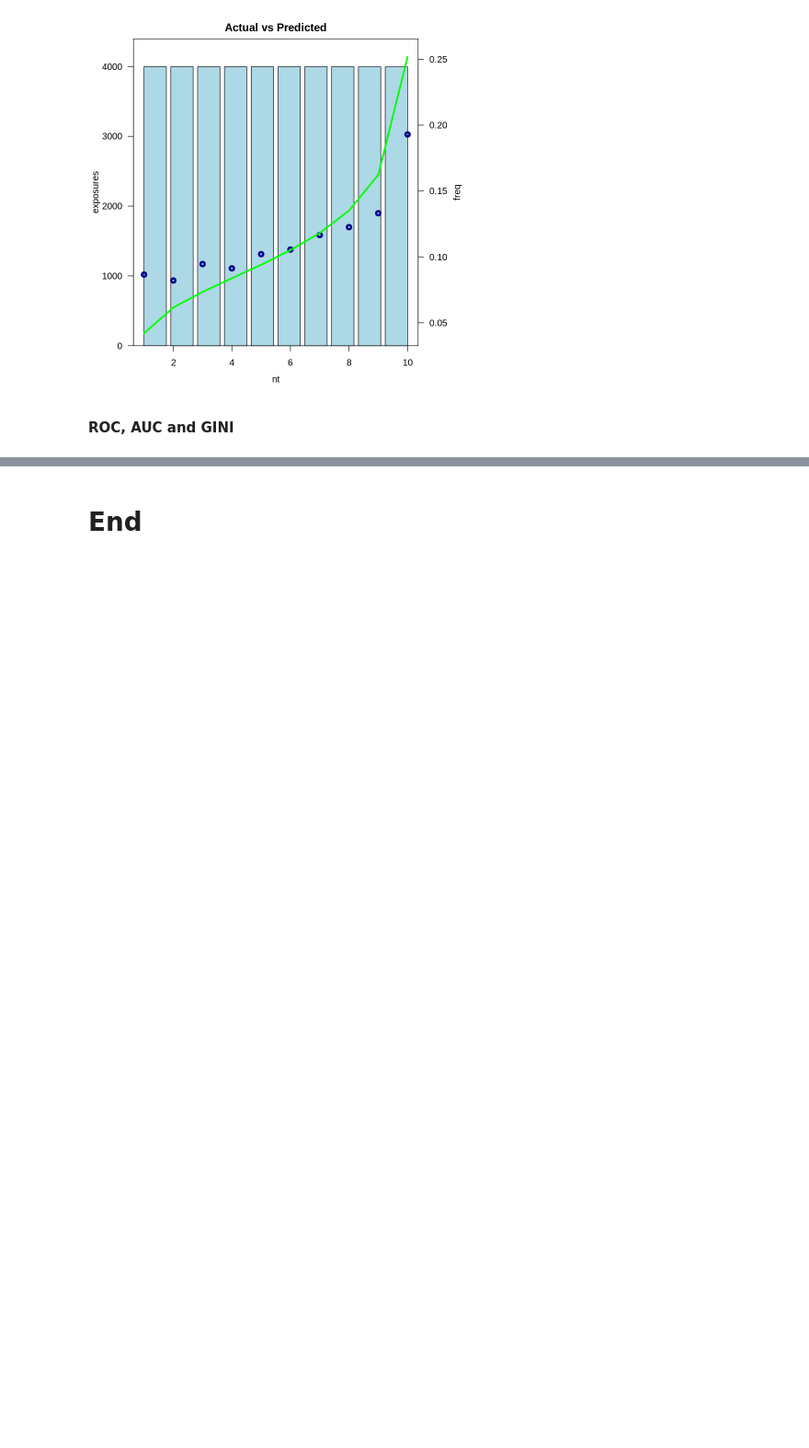
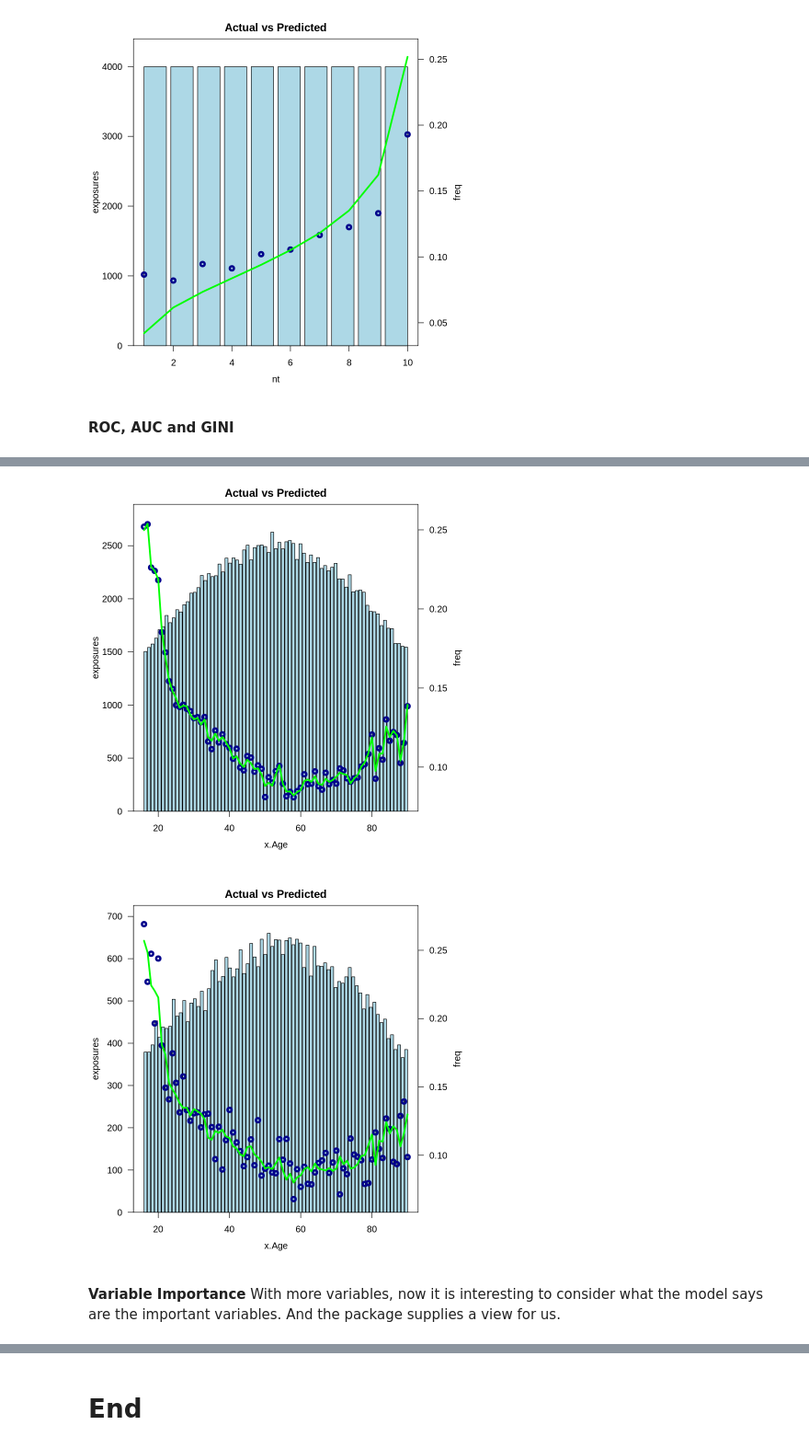
Before and after one commit to aparnasree2020/CAS_RPM_2023_GBM, a Jupyter notebook: GCW_playcode.ipynb, the cells around one changed output, grey strips where cells are left out. Shown at 92% size. Drawn from its saved outputs; the diff is of its cells as text; code cells hidden in the pictures; blank space fills up the shorter version.

```diff
--- a/GCW_playcode.ipynb
+++ b/GCW_playcode.ipynb
@@ -948,0 +697,10 @@ legend("bottomright", legend=c("XGBoost", "GBM", "GLM"), col=c("red", "green", "
+# %%
+var.curr = "x.Age"
+avse.plot.classification(var=var.curr,data=df.train,actual="y.out",pred="y.pred.xgb",weight="exposures",lt_text="exposures",rt_text="freq")
+avse.plot.classification(var=var.curr,data=df.test,actual="y.out",pred="y.pred.xgb",weight="exposures",lt_text="exposures",rt_text="freq")
+# %% [output]
+[figure, added]
+[figure, added]
+# %% [markdown]
+**Variable Importance**
+With more variables, now it is interesting to consider what the model says are the important variables. And the package supplies a view for us.
```
Also changed, not shown: parts of 63 cells of this notebook.
